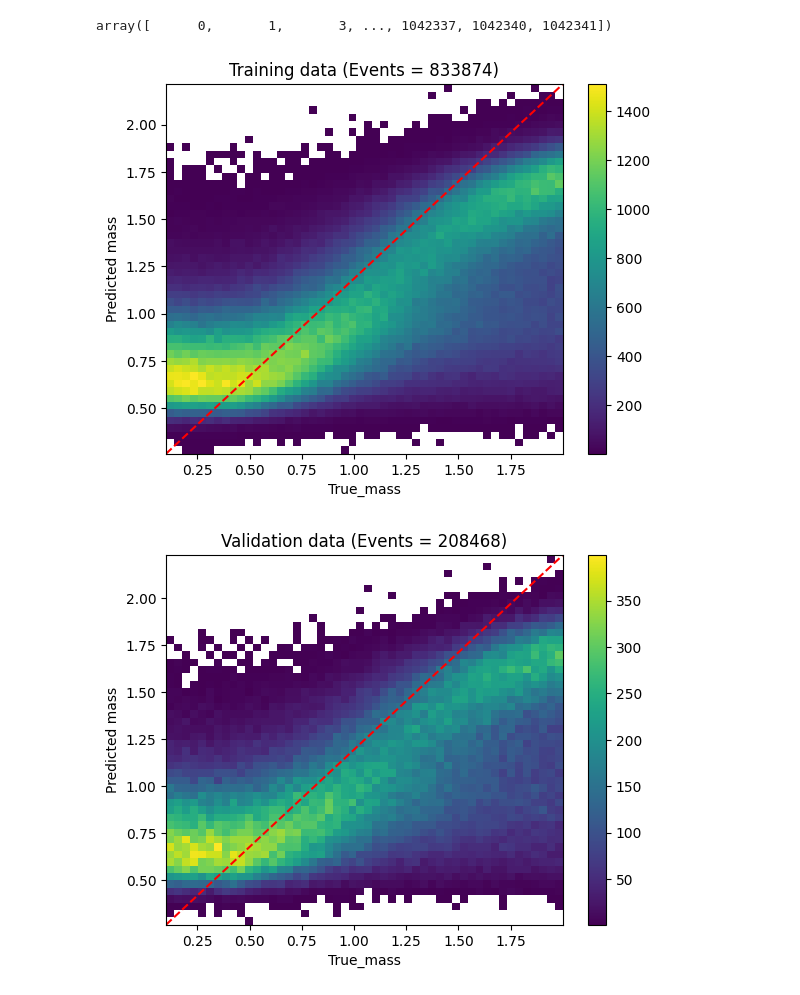
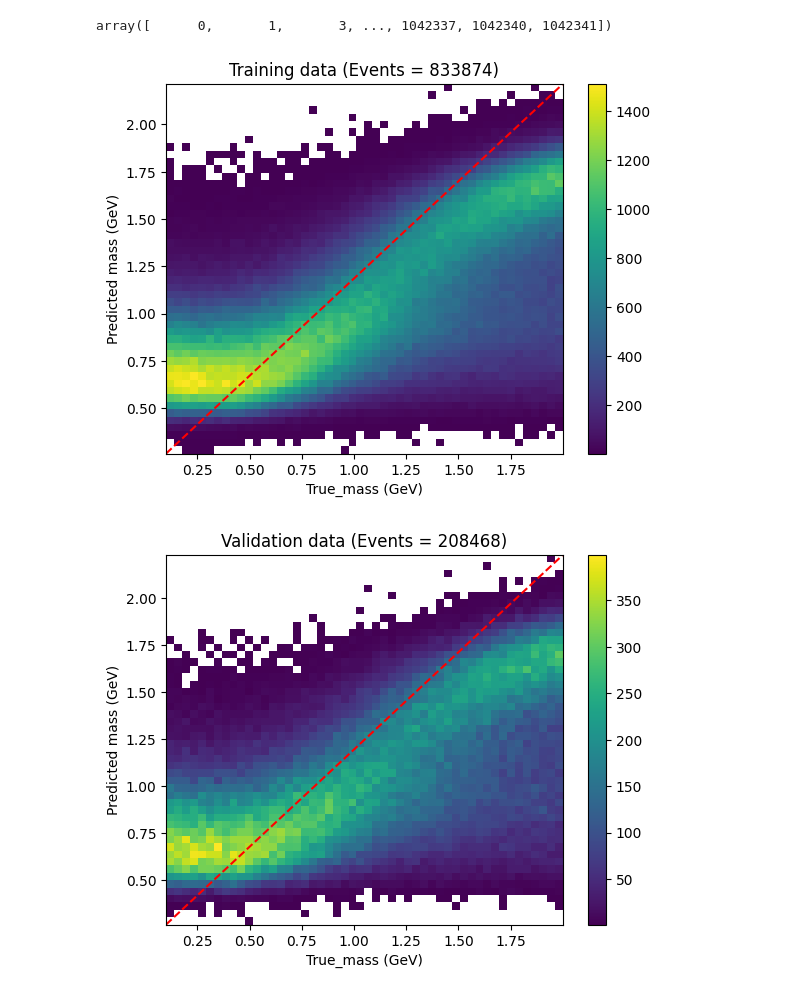
Before and after one commit to Bapi2X22/My_1st_analysis, a Jupyter notebook: My_Notebook.ipynb, the cells around one changed output. Saved outputs shown, nothing was run; the diff lists cells and outputs as text; code cells hidden in the pictures.

```diff
--- a/My_Notebook.ipynb
+++ b/My_Notebook.ipynb
@@ -108,22 +113,22 @@ valid_data_true = Data_true_arr[data_vid_sort]
 # %%
 # Reshape into a 2D array (just for demonstration)
 # data = np.array([data_pred, Data_true_list])
 
 num_Events_train = len(train_data_true)
 
 x = np.linspace (min(train_data_true), max(train_data_true), 100)
 y = np.linspace (min(train_data_pred), max(train_data_pred), 100)
 
 # Plot the heatmap
 plt.hist2d(train_data_true,train_data_pred,bins= [50,50],cmin=1)
 plt.colorbar()  # Show color scale
 plt.plot(x,y, c='r', ls='--')
 plt.title(f'Training data (Events = {num_Events_train})')
-plt.xlabel('True_mass')
-plt.ylabel('Predicted mass')
+plt.xlabel('True_mass (GeV)')
+plt.ylabel('Predicted mass (GeV)')
 plt.show()
 # %% [output]
-[figure, old version]
+[figure, new version]
 # %%
 # Reshape into a 2D array (just for demonstration)
 # data = np.array([data_pred, Data_true_list])
@@ -138,8 +143,8 @@ plt.hist2d(valid_data_true,valid_data_pred,bins= [50,50],cmin=1)
 plt.colorbar()  # Show color scale
 plt.plot(x,y, c='r', ls='--')
 plt.title(f'Validation data (Events = {num_Events_valid})')
-plt.xlabel('True_mass')
-plt.ylabel('Predicted mass')
+plt.xlabel('True_mass (GeV)')
+plt.ylabel('Predicted mass (GeV)')
 plt.show()
 # %% [output]
-[figure, old version]
+[figure, new version]
```
Also changed, not shown: parts of 1 cell of this notebook.
